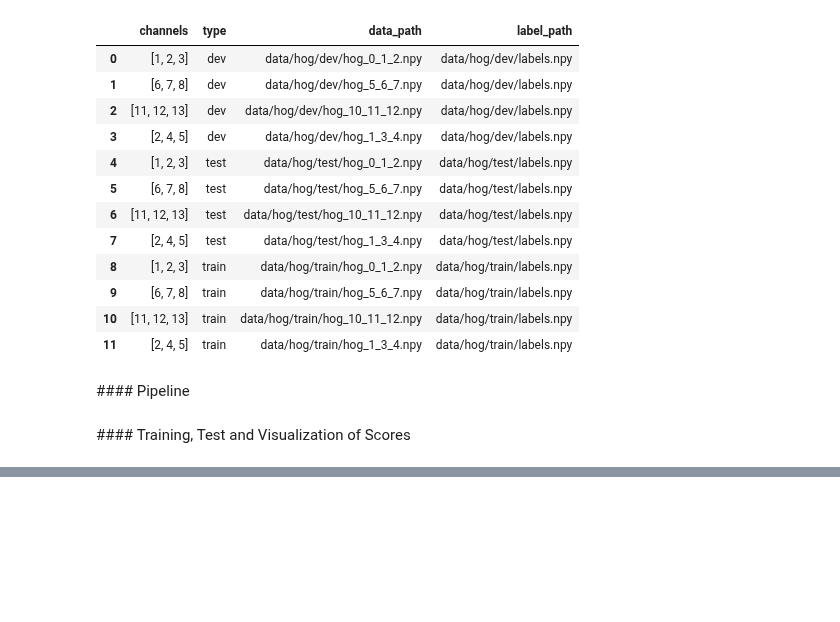
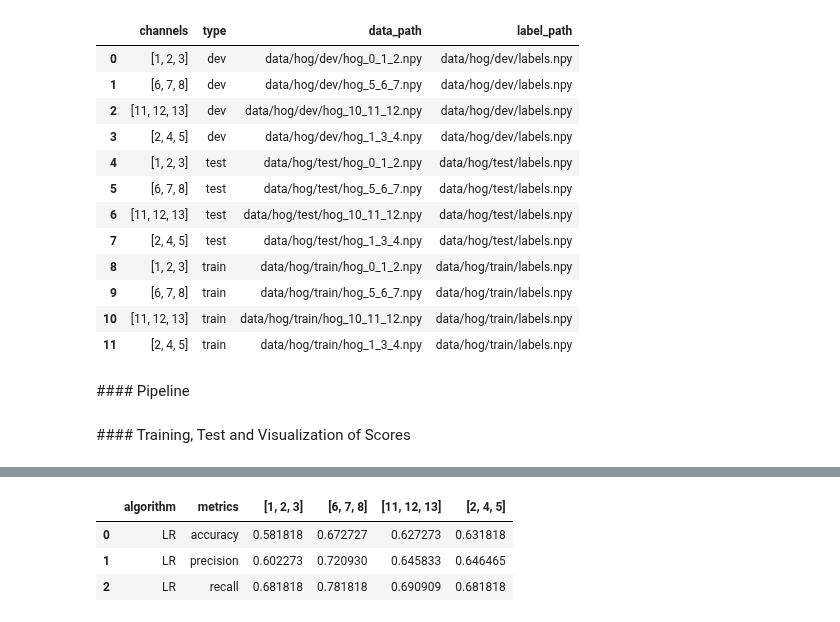
Before and after one commit to jonasbarth/fds-2022-final-project, a Jupyter notebook: model/hog/LR_HOGs.ipynb, the cells around one changed output, grey strips where cells are left out. Drawn from its saved outputs; the diff is of its cells as text; code cells hidden in the pictures; blank space fills up the shorter version.

```diff
--- a/model/hog/LR_HOGs.ipynb
+++ b/model/hog/LR_HOGs.ipynb
@@ -104,2 +104,9 @@ ConfusionMatrixDisplay(confusion_matrices['[11, 12, 13]'], display_labels=displa
+# %%
+pd.DataFrame(metrics)
+# %% [output]
+|  | algorithm | metrics | [1, 2, 3] | [6, 7, 8] | [11, 12, 13] | [2, 4, 5] |
+| 0 | LR | accuracy | 0.581818 | 0.672727 | 0.627273 | 0.631818 |
+| 1 | LR | precision | 0.602273 | 0.720930 | 0.645833 | 0.646465 |
+| 2 | LR | recall | 0.681818 | 0.781818 | 0.690909 | 0.681818 |
 # %%
 pd.DataFrame(metrics).to_csv('./hog_lr_metrics.csv')
```
Also changed, not shown: parts of 3 cells of this notebook, 1 other file.
